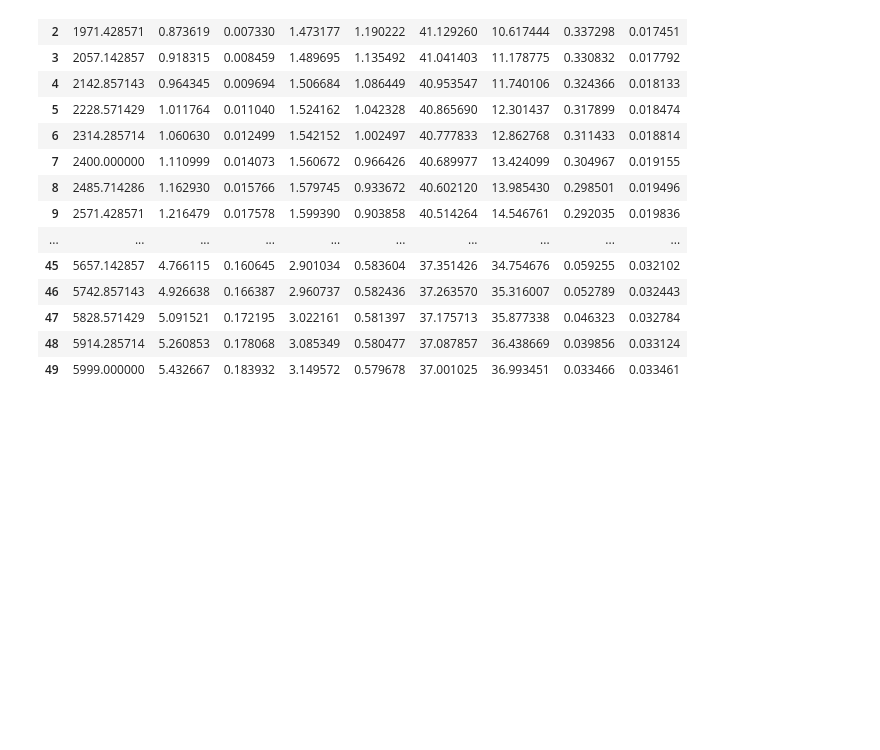
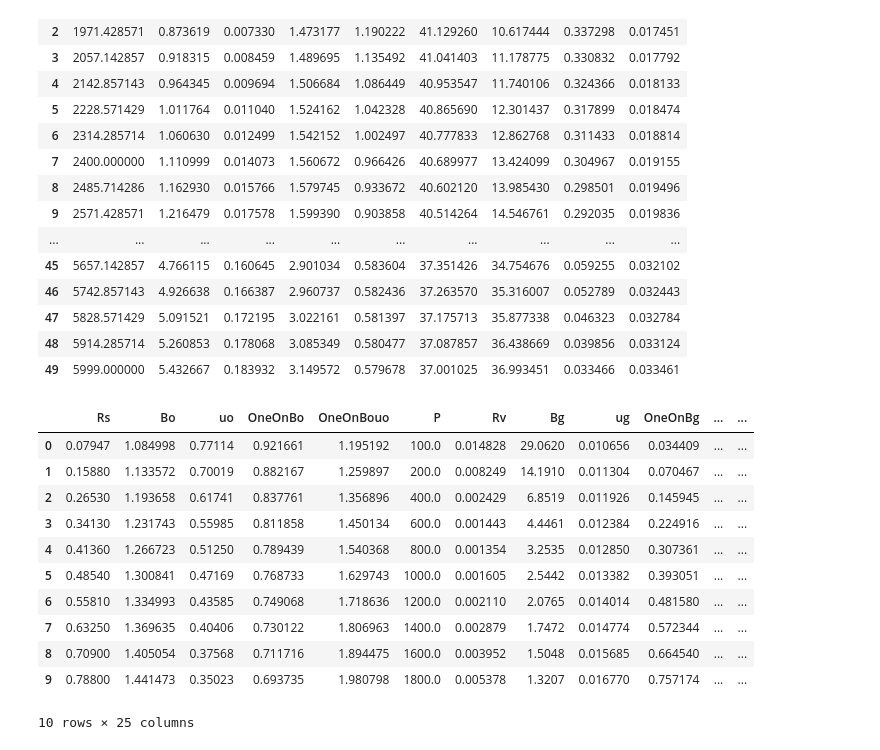
Before and after one commit to mwburgoyne/BOT, a Jupyter notebook: Converging Densities.ipynb, the cells around one changed output. Drawn from its saved outputs; the diff is of its cells as text; code cells hidden in the pictures; blank space fills up the shorter version.

```diff
--- a/Converging Densities.ipynb
+++ b/Converging Densities.ipynb
@@ -416,3 +432,18 @@ PVT_extrap
 | 47 | 5828.571429 | 5.091521 | 0.172195 | 3.022161 | 0.581397 | 37.175713 | 35.877338 | 0.046323 | 0.032784 |
 | 48 | 5914.285714 | 5.260853 | 0.178068 | 3.085349 | 0.580477 | 37.087857 | 36.438669 | 0.039856 | 0.033124 |
 | 49 | 5999.000000 | 5.432667 | 0.183932 | 3.149572 | 0.579678 | 37.001025 | 36.993451 | 0.033466 | 0.033461 |
+# %%
+PVT
+# %% [output]
+|  | Rs | Bo | uo | OneOnBo | OneOnBouo | P | Rv | Bg | ug | OneOnBg | ... | ... |
+| 0 | 0.07947 | 1.084998 | 0.77114 | 0.921661 | 1.195192 | 100.0 | 0.014828 | 29.0620 | 0.010656 | 0.034409 | ... | ... |
+| 1 | 0.15880 | 1.133572 | 0.70019 | 0.882167 | 1.259897 | 200.0 | 0.008249 | 14.1910 | 0.011304 | 0.070467 | ... | ... |
+| 2 | 0.26530 | 1.193658 | 0.61741 | 0.837761 | 1.356896 | 400.0 | 0.002429 | 6.8519 | 0.011926 | 0.145945 | ... | ... |
+| 3 | 0.34130 | 1.231743 | 0.55985 | 0.811858 | 1.450134 | 600.0 | 0.001443 | 4.4461 | 0.012384 | 0.224916 | ... | ... |
+| 4 | 0.41360 | 1.266723 | 0.51250 | 0.789439 | 1.540368 | 800.0 | 0.001354 | 3.2535 | 0.012850 | 0.307361 | ... | ... |
+| 5 | 0.48540 | 1.300841 | 0.47169 | 0.768733 | 1.629743 | 1000.0 | 0.001605 | 2.5442 | 0.013382 | 0.393051 | ... | ... |
+| 6 | 0.55810 | 1.334993 | 0.43585 | 0.749068 | 1.718636 | 1200.0 | 0.002110 | 2.0765 | 0.014014 | 0.481580 | ... | ... |
+| 7 | 0.63250 | 1.369635 | 0.40406 | 0.730122 | 1.806963 | 1400.0 | 0.002879 | 1.7472 | 0.014774 | 0.572344 | ... | ... |
+| 8 | 0.70900 | 1.405054 | 0.37568 | 0.711716 | 1.894475 | 1600.0 | 0.003952 | 1.5048 | 0.015685 | 0.664540 | ... | ... |
+| 9 | 0.78800 | 1.441473 | 0.35023 | 0.693735 | 1.980798 | 1800.0 | 0.005378 | 1.3207 | 0.016770 | 0.757174 | ... | ... |
+10 rows × 25 columns
```
Also changed, not shown: parts of 1 cell of this notebook.
